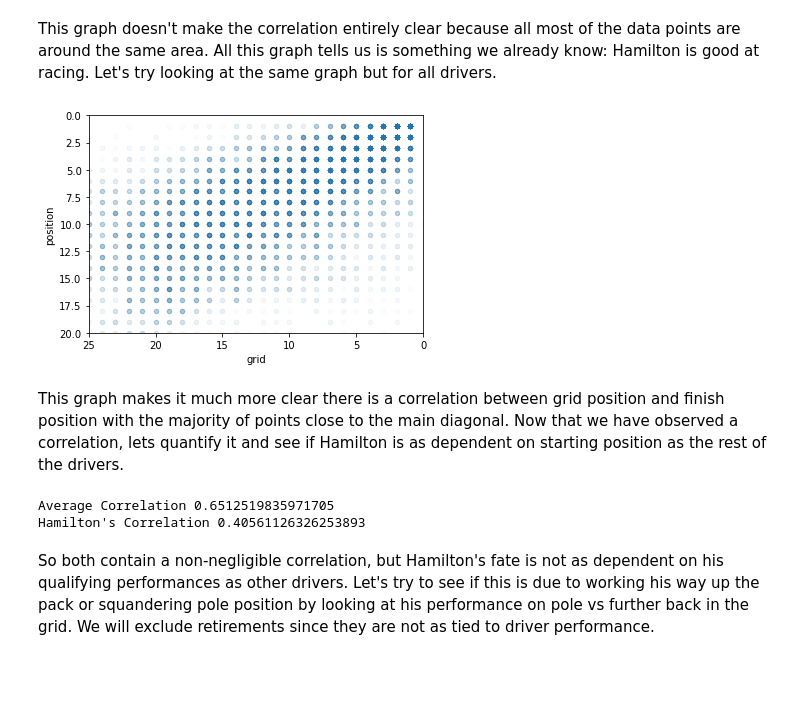
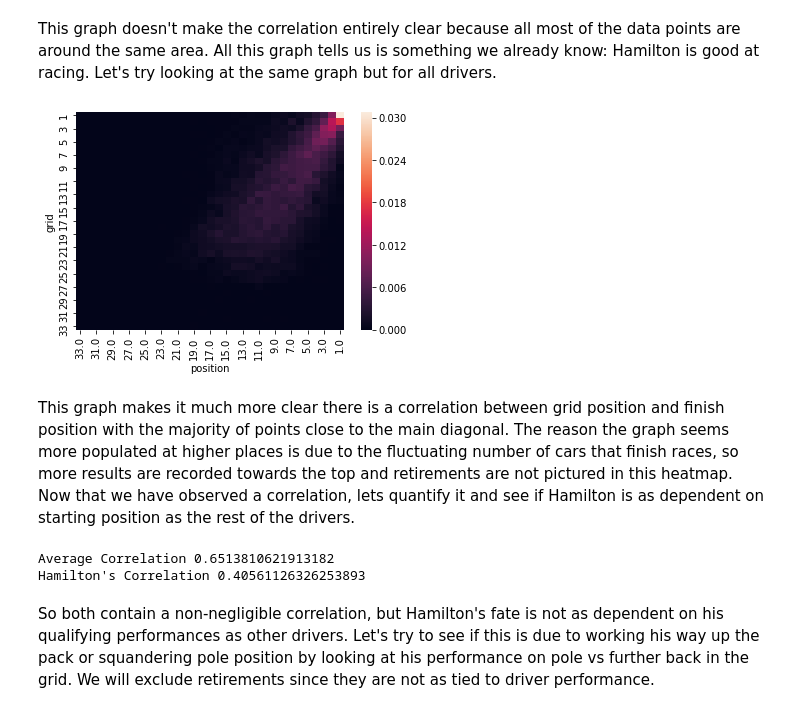
Before and after one commit to mroc170/mroc170.github.io, a Jupyter notebook: index.ipynb, the cells around one changed output. Drawn from its saved outputs; the diff is of its cells as text; code cells hidden in the pictures; blank space fills up the shorter version.

```diff
--- a/index.ipynb
+++ b/index.ipynb
@@ -71,20 +77,24 @@ hamilton_results.plot.scatter(x="grid", y="position", alpha=0.5).axis([25, 0, 20
 # %% [markdown]
 This graph doesn't make the correlation entirely clear because all most of the data points are around the same area. All this graph tells us is something we already know: Hamilton is good at racing. Let's try looking at the same graph but for all drivers.
-# %%
-results_df.plot.scatter(x="grid", y="position", alpha=0.02).axis([25, 0, 20, 0]);
-# %% [output]
-[figure, removed]
+# %%
+results_qualified = results_df[results_df["grid"] != 0]
+all_grid_result = pd.crosstab(results_qualified.grid, results_qualified.position, normalize=True)
+ax = sns.heatmap(all_grid_result)
+ax.invert_xaxis()
+# %% [output]
+[figure, added]
 # %% [markdown]
-This graph makes it much more clear there is a correlation between grid position and finish position with the majority of points close to the main diagonal. Now that we have observed a correlation, lets quantify it and see if Hamilton is as dependent on starting position as the rest of the drivers.
+This graph makes it much more clear there is a correlation between grid position and finish position with the majority of points close to the main diagonal. The reason the graph seems more populated at higher places is due to the fluctuating number of cars that finish races, so more results are recorded towards the top and retirements are not pictured in this heatmap.
+Now that we have observed a correlation, lets quantify it and see if Hamilton is as dependent on starting position as the rest of the drivers.
 # %%
 #calculating correlation for all drivers
-all_sf_corr = results_df["grid"].corr(results_df["position"])
+all_sf_corr = results_qualified["grid"].corr(results_qualified["position"])
 #calculating correlation for hamilton
 ham_sf_corr = hamilton_results["grid"].corr(hamilton_results["position"])
 print("Average Correlation " + str(all_sf_corr))
 print("Hamilton's Correlation " + str(ham_sf_corr))
 # %% [output]
-Average Correlation 0.6512519835971705
+Average Correlation 0.6513810621913182
 Hamilton's Correlation 0.40561126326253893
 # %% [markdown]
 So both contain a non-negligible correlation, but Hamilton's fate is not as dependent on his qualifying performances as other drivers. Let's try to see if this is due to working his way up the pack or squandering pole position by looking at his performance on pole vs further back in the grid. We will exclude retirements since they are not as tied to driver performance.
```
Also changed, not shown: parts of 11 cells of this notebook, 1 other file.
